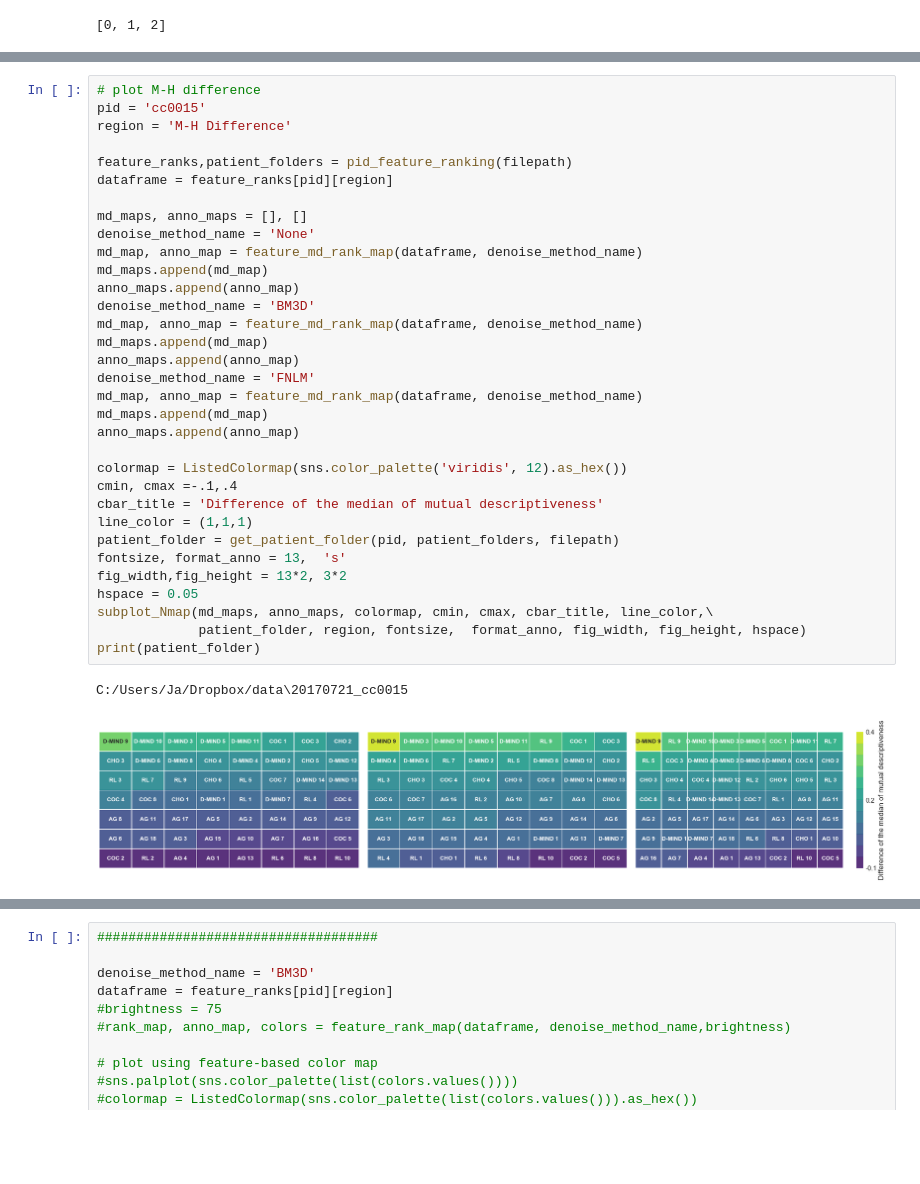
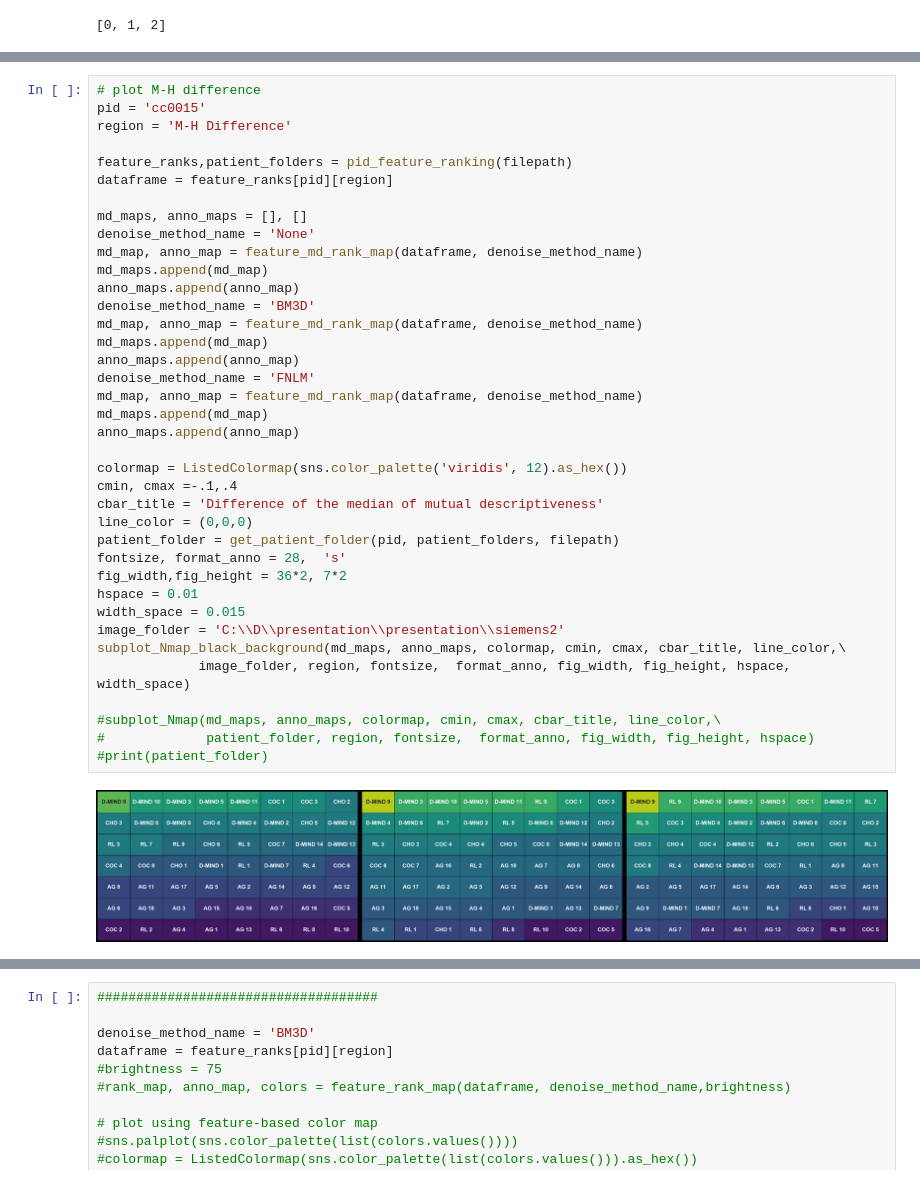
Before and after one commit to s-reaungamornrat/PyNotebook, a Jupyter notebook: 20170725_feature_ranking_map.ipynb, the cells around one changed output, grey strips where cells are left out. Cells and saved outputs as stored; diff of their text form; blank space fills up the shorter version.

```diff
--- a/20170725_feature_ranking_map.ipynb
+++ b/20170725_feature_ranking_map.ipynb
@@ -431,39 +482,43 @@ subplot_Nmap(md_maps, anno_maps, colormap, cmin, cmax, cbar_title, line_color,\
 # %%
 # plot M-H difference
 pid = 'cc0015'
 region = 'M-H Difference'
 
 feature_ranks,patient_folders = pid_feature_ranking(filepath)
 dataframe = feature_ranks[pid][region]
 
 md_maps, anno_maps = [], []
 denoise_method_name = 'None'
 md_map, anno_map = feature_md_rank_map(dataframe, denoise_method_name)
 md_maps.append(md_map)
 anno_maps.append(anno_map)
 denoise_method_name = 'BM3D'
 md_map, anno_map = feature_md_rank_map(dataframe, denoise_method_name)
 md_maps.append(md_map)
 anno_maps.append(anno_map)
 denoise_method_name = 'FNLM'
 md_map, anno_map = feature_md_rank_map(dataframe, denoise_method_name)
 md_maps.append(md_map)
 anno_maps.append(anno_map)
 
 colormap = ListedColormap(sns.color_palette('viridis', 12).as_hex())
 cmin, cmax =-.1,.4
 cbar_title = 'Difference of the median of mutual descriptiveness'
-line_color = (1,1,1)
+line_color = (0,0,0)
 patient_folder = get_patient_folder(pid, patient_folders, filepath)
-fontsize, format_anno = 13,  's'
-fig_width,fig_height = 13*2, 3*2
-hspace = 0.05
-subplot_Nmap(md_maps, anno_maps, colormap, cmin, cmax, cbar_title, line_color,\
-             patient_folder, region, fontsize,  format_anno, fig_width, fig_height, hspace)
-print(patient_folder)
+fontsize, format_anno = 28,  's'
+fig_width,fig_height = 36*2, 7*2
+hspace = 0.01
+width_space = 0.015
+image_folder = 'C:\\D\\presentation\\presentation\\siemens2'
+subplot_Nmap_black_background(md_maps, anno_maps, colormap, cmin, cmax, cbar_title, line_color,\
+             image_folder, region, fontsize,  format_anno, fig_width, fig_height, hspace, width_space)
+
+#subplot_Nmap(md_maps, anno_maps, colormap, cmin, cmax, cbar_title, line_color,\
+#             patient_folder, region, fontsize,  format_anno, fig_width, fig_height, hspace)
+#print(patient_folder)
 # %% [output]
-C:/Users/Ja/Dropbox/data\20170721_cc0015
-[figure, old version]
+[figure, new version]
 # %%
 # plot M-H difference
 pid = 'cc0008'
```
Also changed, not shown: parts of 6 cells of this notebook, 11 other files.
